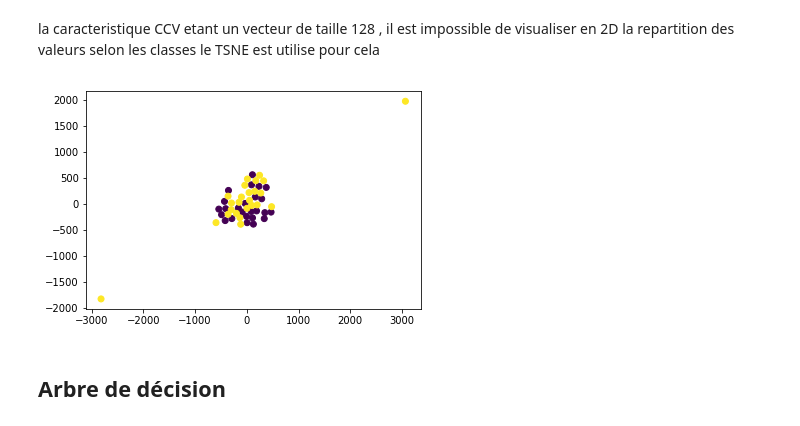
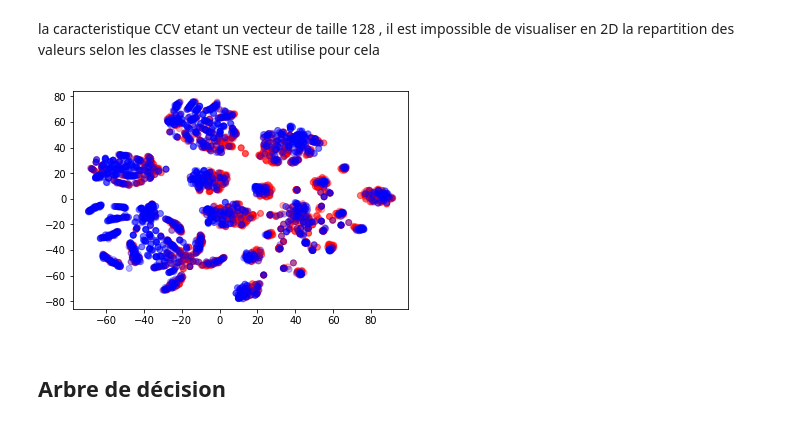
Before and after one commit to lodtan/gti770-tp1, a Jupyter notebook: GTI770-TP01.ipynb, the cells around one changed output. Cells and saved outputs as stored; diff of their text form; code cells hidden in the pictures.

Commit message:
update scatter plot options

```diff
--- a/GTI770-TP01.ipynb
+++ b/GTI770-TP01.ipynb
@@ -72,10 +76,7 @@ def calculateAttributes(n):
 # %%
-N=5000
-attributes=calculateAttributes(N)
-features=np.array(attributes[0])
-
 labels=np.array(attributes[1])
-labels= [ 0 if y=='smooth' else 1 for  y in labels]
+label_colors= [ 'red' if y=='smooth' else 'blue' for  y in labels]
+label_values= [ 1 if y=='smooth' else 2 for  y in labels]
 
 # extract each feature separa
 circularity = features[:,1:2].T[0]
@@ -166,10 +161,10 @@ from sklearn.manifold import TSNE
 ccv = features[:,2:]
 X_embedded = TSNE(n_components=2).fit_transform(ccv)
 # %%
-plt.scatter(X_embedded[:,0], X_embedded[:,1],c=labels)
+plt.scatter(X_embedded[:,0], X_embedded[:,1],c=label_colors,alpha=0.3,)
 plt.show()
 # %% [output]
-[figure, old version]
+[figure, new version]
 # %% [markdown]
 ## Arbre de décision
 # %%
```
Also changed, not shown: parts of 8 cells of this notebook.
